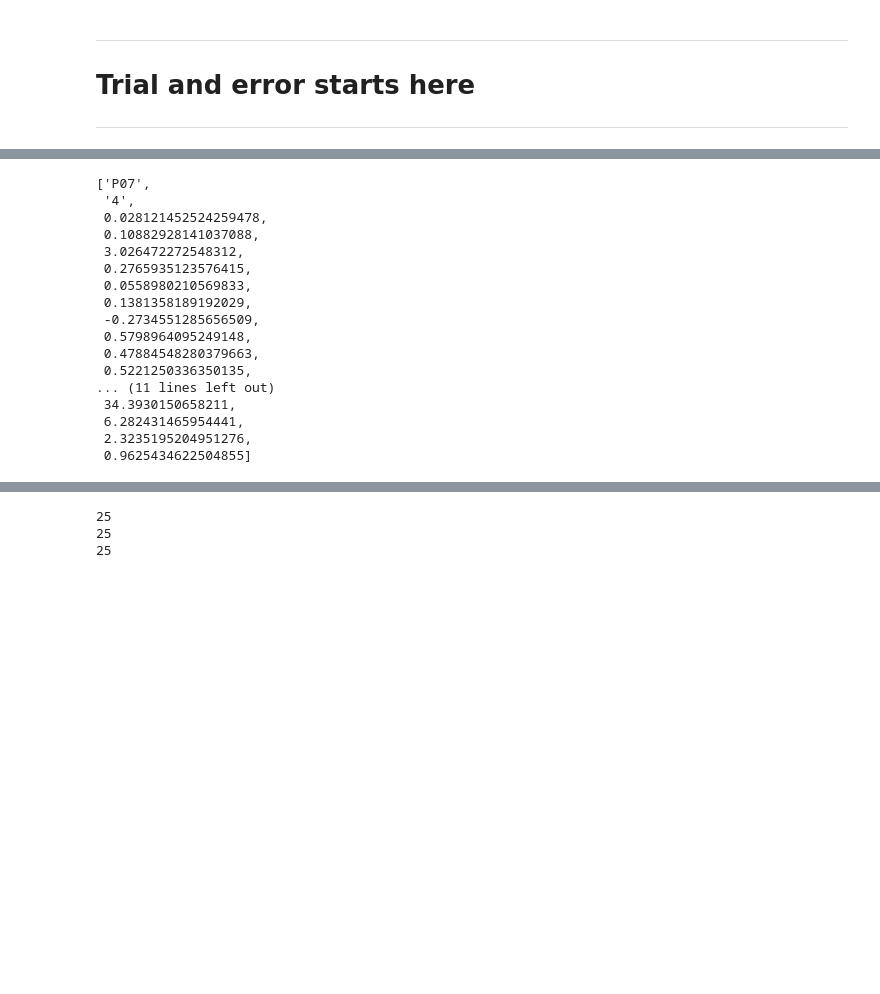
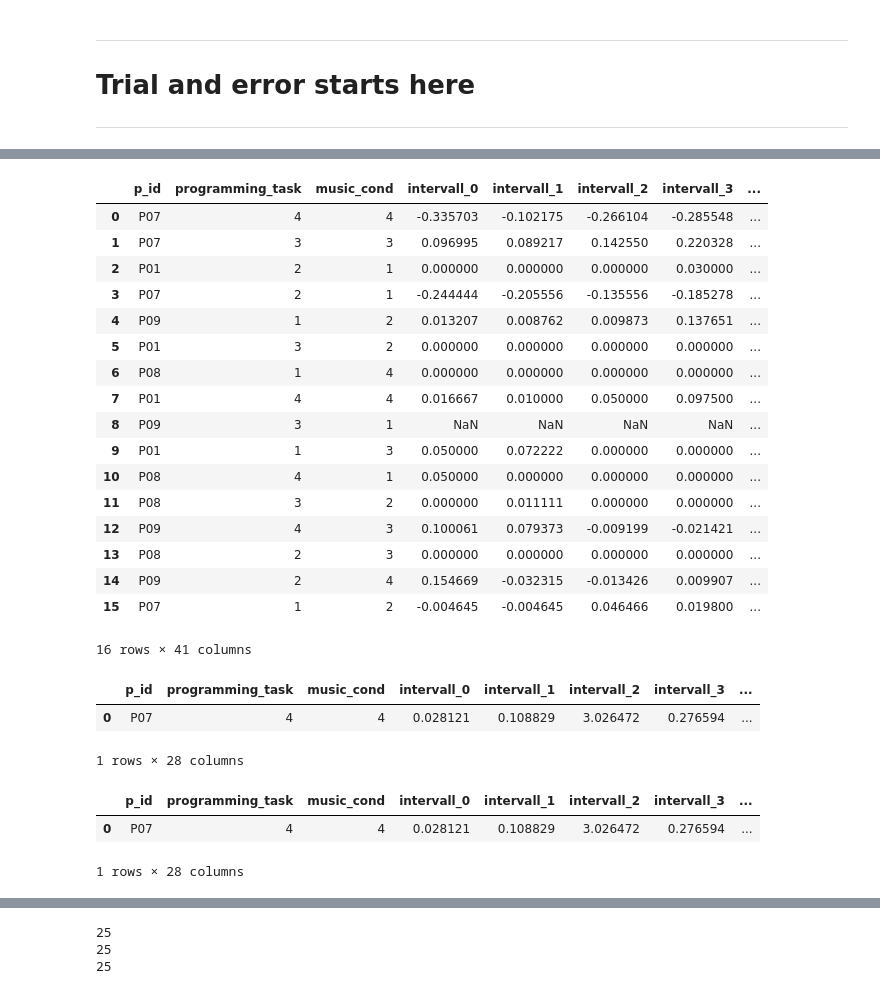
Before and after one commit to kathriwa/HASE19_Music_Project, a Jupyter notebook: eeg_analysis.ipynb, the cells around one changed output, grey strips where cells are left out. Drawn from its saved outputs; the diff is of its cells as text; code cells hidden in the pictures; blank space fills up the shorter version.

Commit message:
Finalize data extraction

```diff
--- a/eeg_analysis.ipynb
+++ b/eeg_analysis.ipynb
@@ -144,7 +173,0 @@ cleaned_data.head()
-# %%
-# get 1 sec averages
-cleaned_data['timestamps'] = cleaned_data['timestamps'].astype(int)
-grouped_df = cleaned_data.groupby(by='timestamps', as_index=False).aggregate('mean')
-print(len(cleaned_data))
-print(len(grouped_df))
-grouped_df.head()
@@ -160,7 +173,0 @@ grouped_df.head()
-# %%
-# get baselines
-baseline_df = load_and_clean_file(directory, base_file)
-baseline_df = filter_out_2nd_min(baseline_df)
-base_bps = compute_blink_per_sec(baseline_df)
-base_bps_avg = compute_blink_baseline(base_bps)
-eeg_base = compute_eeg_baselines(baseline_df)
@@ -226,20 +276,49 @@ dtype: float64
+# %%
+padded_tei = pad_results(max_tei_len, tei_results)
+padded_tdi = pad_results(max_tei_len, tdi_results)
+padded_blinks = pad_results(max_tei_len, blink_results)
+# %%
+df_cols = ['p_id', 'programming_task', 'music_cond'] + ['intervall_' + str(i) for i in range(max_tei_len)]
+tei_df = pd.DataFrame(padded_tei, columns=df_cols)
+tdi_df = pd.DataFrame(padded_tdi, columns=df_cols)
+blink_df = pd.DataFrame(padded_blinks, columns=df_cols)
+# %%
+blink_df.to_csv('blink_results.csv', index=None)
+tdi_df.to_csv('tdi_results.csv', index=None)
+tei_df.bli.to_csv('blink_results.csv', index=None)
+# %% [output]
+|  | p_id | programming_task | music_cond | intervall_0 | intervall_1 | intervall_2 | intervall_3 | ... |
+| 0 | P07 | 4 | 4 | -0.335703 | -0.102175 | -0.266104 | -0.285548 | ... |
+| 1 | P07 | 3 | 3 | 0.096995 | 0.089217 | 0.142550 | 0.220328 | ... |
+| 2 | P01 | 2 | 1 | 0.000000 | 0.000000 | 0.000000 | 0.030000 | ... |
+| 3 | P07 | 2 | 1 | -0.244444 | -0.205556 | -0.135556 | -0.185278 | ... |
+| 4 | P09 | 1 | 2 | 0.013207 | 0.008762 | 0.009873 | 0.137651 | ... |
+| 5 | P01 | 3 | 2 | 0.000000 | 0.000000 | 0.000000 | 0.000000 | ... |
+| 6 | P08 | 1 | 4 | 0.000000 | 0.000000 | 0.000000 | 0.000000 | ... |
+| 7 | P01 | 4 | 4 | 0.016667 | 0.010000 | 0.050000 | 0.097500 | ... |
+| 8 | P09 | 3 | 1 | NaN | NaN | NaN | NaN | ... |
+| 9 | P01 | 1 | 3 | 0.050000 | 0.072222 | 0.000000 | 0.000000 | ... |
+| 10 | P08 | 4 | 1 | 0.050000 | 0.000000 | 0.000000 | 0.000000 | ... |
+| 11 | P08 | 3 | 2 | 0.000000 | 0.011111 | 0.000000 | 0.000000 | ... |
+| 12 | P09 | 4 | 3 | 0.100061 | 0.079373 | -0.009199 | -0.021421 | ... |
+| 13 | P08 | 2 | 3 | 0.000000 | 0.000000 | 0.000000 | 0.000000 | ... |
+| 14 | P09 | 2 | 4 | 0.154669 | -0.032315 | -0.013426 | 0.009907 | ... |
+| 15 | P07 | 1 | 2 | -0.004645 | -0.004645 | 0.046466 | 0.019800 | ... |
+16 rows × 41 columns
+# %%
+df_cols = ['p_id', 'programming_task', 'music_cond'] + ['intervall_' + str(i) for i in range(len(tei))]
+tei_frame_prog = pd.DataFrame([[p_id, task, music_type] + tei.values.tolist()],
+                              columns=df_cols)
+tei_frame_prog
+# %% [output]
+|  | p_id | programming_task | music_cond | intervall_0 | intervall_1 | intervall_2 | intervall_3 | ... |
+| 0 | P07 | 4 | 4 | 0.028121 | 0.108829 | 3.026472 | 0.276594 | ... |
+1 rows × 28 columns
 # %%
-[p_id, task] + tei.values.tolist()
+tdi_frame_prog = pd.DataFrame([[p_id, task, music_type] + tei.values.tolist()],
+                              columns=df_cols)
+tei_frame_prog
 # %% [output]
+|  | p_id | programming_task | music_cond | intervall_0 | intervall_1 | intervall_2 | intervall_3 | ... |
+| 0 | P07 | 4 | 4 | 0.028121 | 0.108829 | 3.026472 | 0.276594 | ... |
-['P07',
- '4',
- 0.028121452524259478,
- 0.10882928141037088,
- 3.026472272548312,
- 0.2765935123576415,
- 0.0558980210569833,
- 0.1381358189192029,
- -0.2734551285656509,
- 0.5798964095249148,
- 0.47884548280379663,
- 0.5221250336350135,
-... (11 lines left out)
- 34.3930150658211,
- 6.282431465954441,
- 2.3235195204951276,
- 0.9625434622504855]
+1 rows × 28 columns
```
Also changed, not shown: parts of 19 cells of this notebook.
